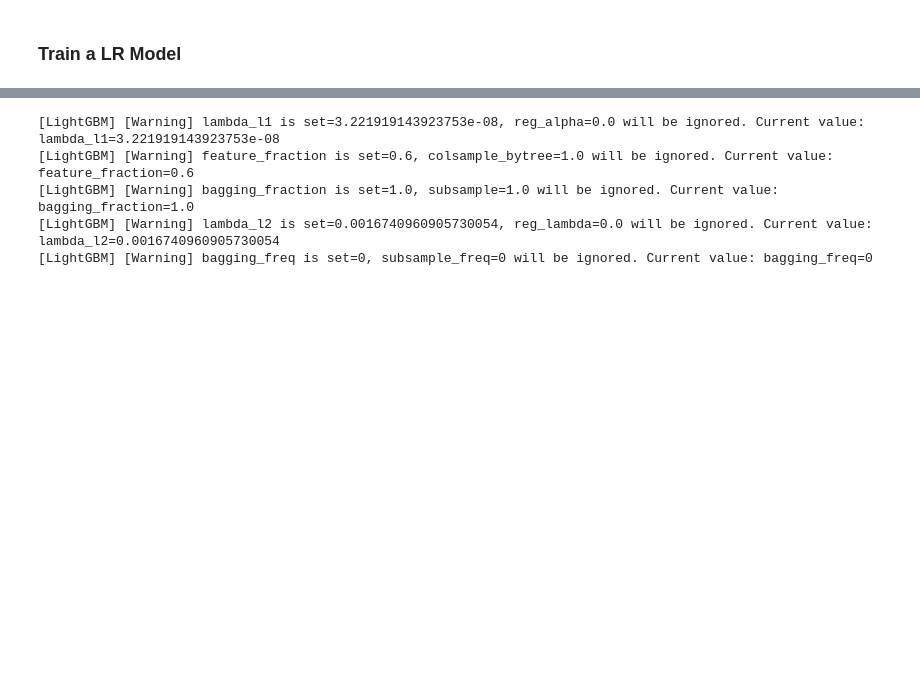
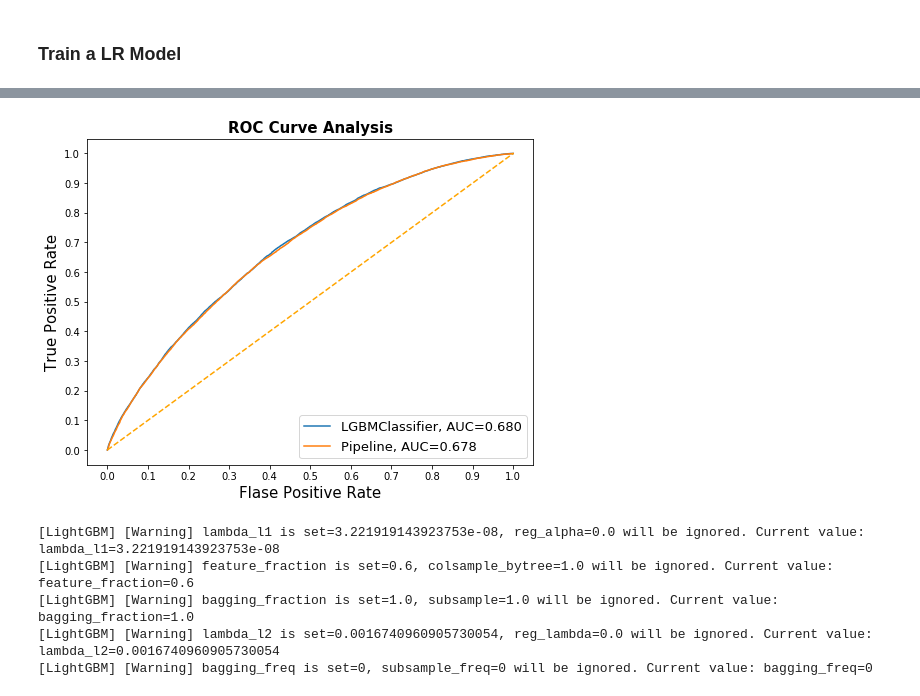
Before and after one commit to anilkumarpanda/blog_series, a Jupyter notebook: notebooks/03_benchmark_model.ipynb, the cells around one changed output, grey strips where cells are left out. Cells and saved outputs as stored; diff of their text form; code cells hidden in the pictures; blank space fills up the shorter version.

```diff
--- a/notebooks/03_benchmark_model.ipynb
+++ b/notebooks/03_benchmark_model.ipynb
@@ -215,3 +229,8 @@ plot_roc(models=[fitted_mono_lgb,fitted_clf], data_dict=data_dict)
+# %%
+
+plot_roc_auc(models=[fitted_mono_lgb,fitted_clf], data_dict=data_dict)
+# %% [output]
+[figure, added]
 # %%
 # Create a validation set, to do the error analysis.
 X_train, X_val, y_train, y_val = train_test_split(data_dict["xtrain"], data_dict["ytrain"],test_size=0.3,stratify=data_dict["ytrain"])
```
Also changed, not shown: parts of 10 cells of this notebook, 2 other files.
